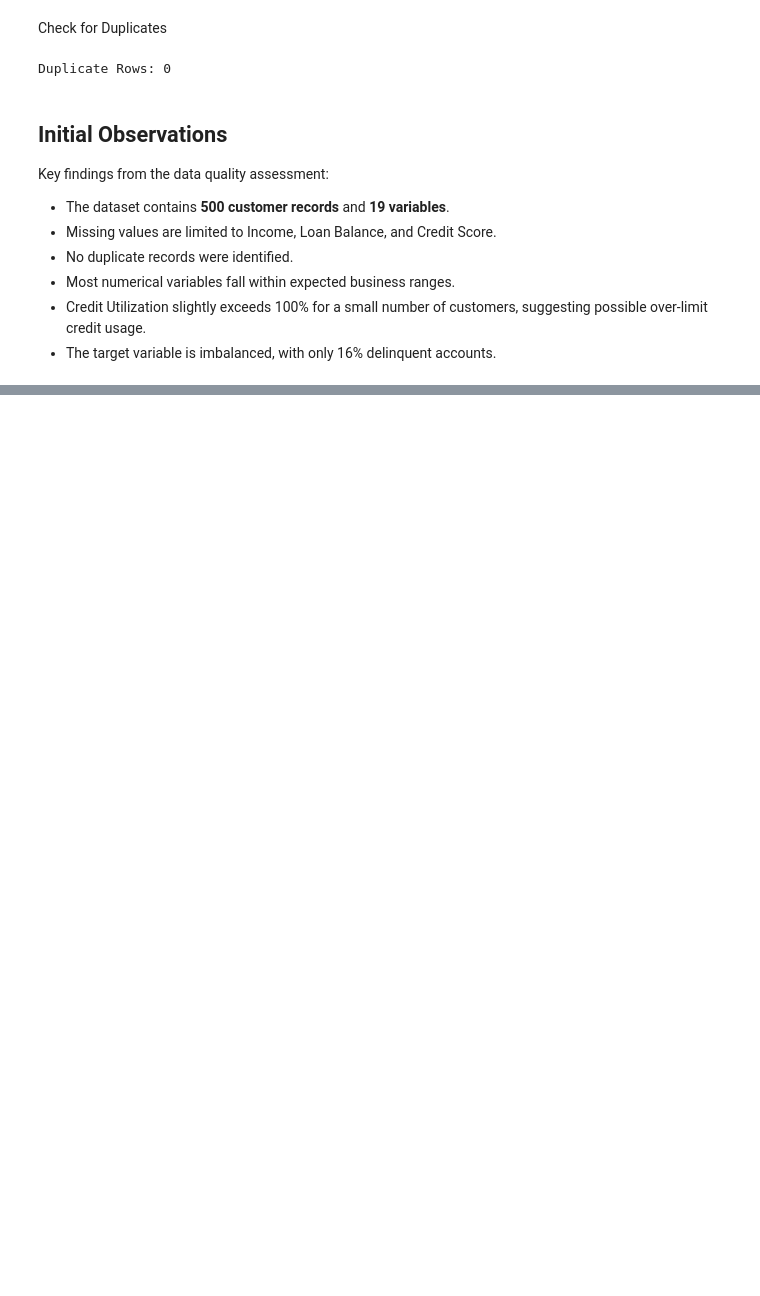
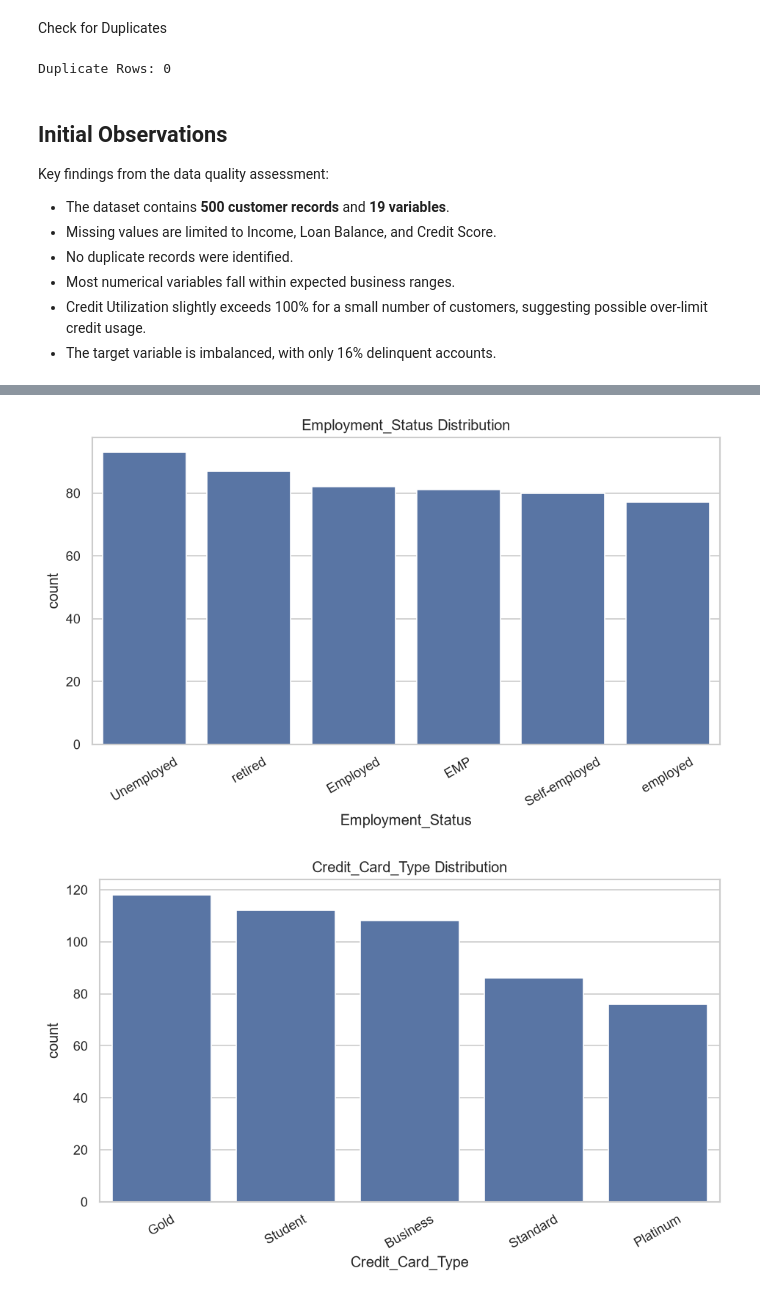
Before and after one commit to SakshiRaut004/Geldium-Credit-Delinquency-Risk-Analysis, a Jupyter notebook: notebooks/01_data_understanding.ipynb, the cells around one changed output, grey strips where cells are left out. Saved outputs shown, nothing was run; the diff lists cells and outputs as text; code cells hidden in the pictures; blank space fills up the shorter version.

```diff
--- a/notebooks/01_data_understanding.ipynb
+++ b/notebooks/01_data_understanding.ipynb
@@ -202,0 +227,22 @@ Key findings from the data quality assessment:
+# %%
+# =====================================================
+# Count Plot
+# =====================================================
+
+def plot_count(dataframe, column):
+
+    plt.figure(figsize=(8,5))
+
+    sns.countplot(
+        data=dataframe,
+        x=column,
+        order=dataframe[column].value_counts().index
+    )
+
+    plt.title(f"{column} Distribution")
+
+    plt.xticks(rotation=30)
+
+    plt.tight_layout()
+
+    plt.show()
@@ -202,0 +302,12 @@ Key findings from the data quality assessment:
+# %%
+categorical_features = [
+    "Employment_Status",
+    "Credit_Card_Type",
+    "Location"
+]
+# %%
+for column in categorical_features:
+    plot_count(df, column)
+# %% [output]
+[figure, added]
+[figure, added]
```
Also changed, not shown: parts of 66 cells of this notebook, 2 other files.
